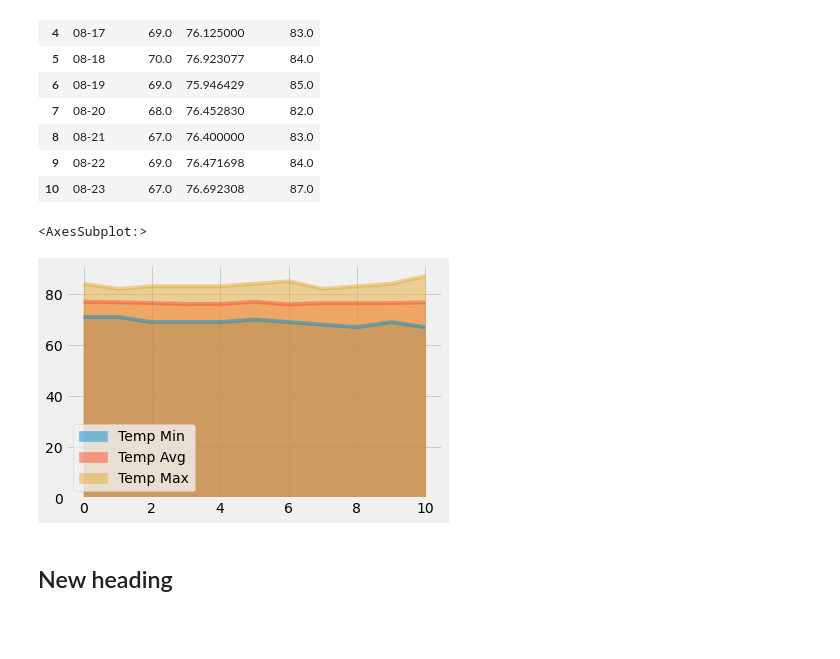
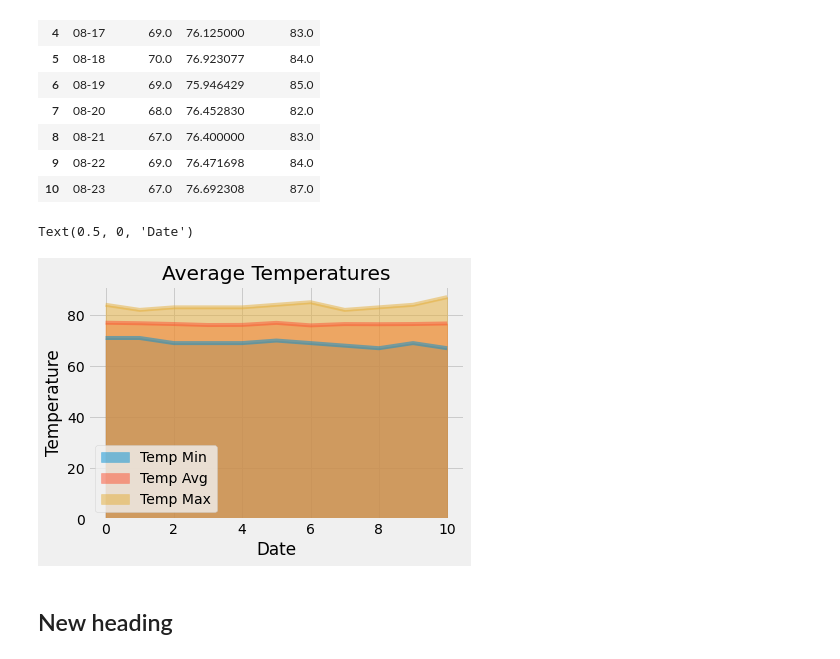
Before and after one commit to Jen-Dean/sqlalchemy-challenge, a Jupyter notebook: climate_finished_bonus.ipynb, the cells around one changed output. Drawn from its saved outputs; the diff is of its cells as text; code cells hidden in the pictures; blank space fills up the shorter version.

```diff
--- a/climate_finished_bonus.ipynb
+++ b/climate_finished_bonus.ipynb
@@ -486,11 +486,12 @@ daily_list_df
 # %%
 # Plot the daily normals as an area plot with `stacked=False`
 daily_list_df.plot.area(stacked=False)
 plt.title("Average Temperatures")
-plt.ylabel("")
+plt.ylabel("Temperature")
+plt.xlabel("Date")
 # %% [output]
-<AxesSubplot:>
+Text(0.5, 0, 'Date')
-[figure, old version]
+[figure, new version]
 # %% [markdown]
 ## New heading
 # %% [markdown]
```
